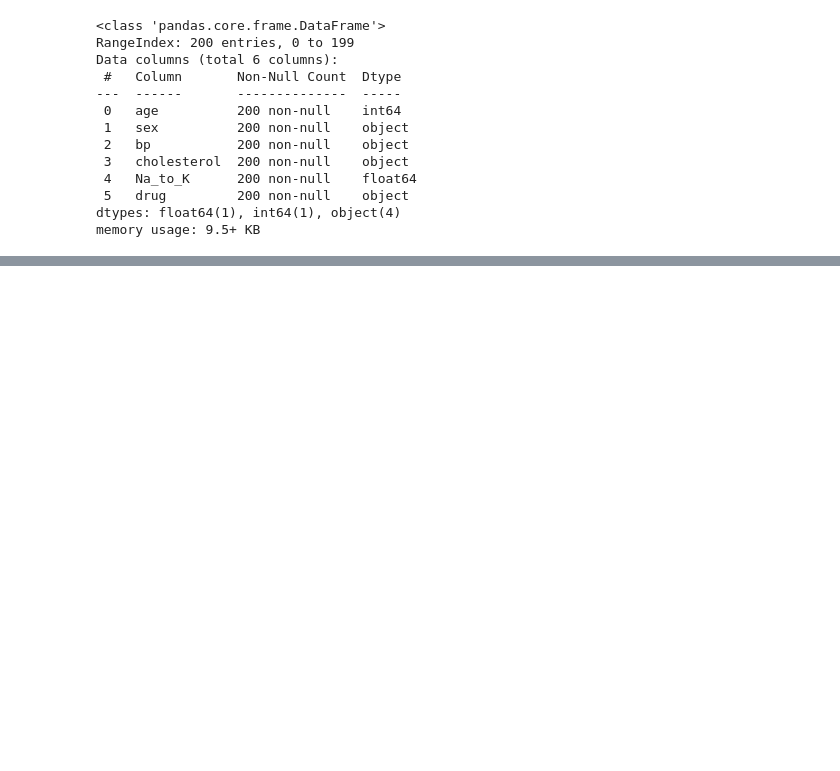
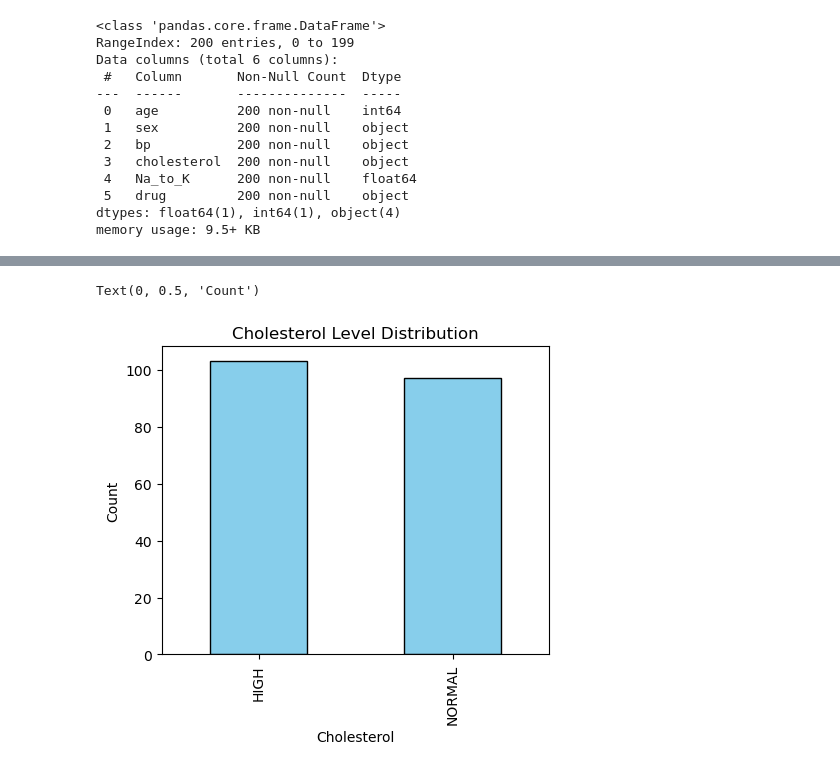
Before and after one commit to pleopleo6/FTP__ML, a Jupyter notebook: ML-PW-05-pellandini-gervasio-jaquet/ex2-debugging/ex2-debugging-pellandini-gervasio-jaquet.ipynb, the cells around one changed output, grey strips where cells are left out. Saved outputs shown, nothing was run; the diff lists cells and outputs as text; code cells hidden in the pictures; blank space fills up the shorter version.

```diff
--- a/ML-PW-05-pellandini-gervasio-jaquet/ex2-debugging/ex2-debugging-pellandini-gervasio-jaquet.ipynb
+++ b/ML-PW-05-pellandini-gervasio-jaquet/ex2-debugging/ex2-debugging-pellandini-gervasio-jaquet.ipynb
@@ -89,0 +90,10 @@ df['drug'] = pd.Series(le_drug.fit_transform(df['drug']), index=df.index).astype
+# %%
+# Plot cholesterol distribution
+plt.figure(figsize=(5,4))
+df['cholesterol'].value_counts().plot(kind='bar', color='skyblue', edgecolor='black')
+plt.title("Cholesterol Level Distribution")
+plt.xlabel("Cholesterol")
+plt.ylabel("Count")
+# %% [output]
+Text(0, 0.5, 'Count')
+[figure, added]
```
Also changed, not shown: parts of 31 cells of this notebook, 2 other files.
